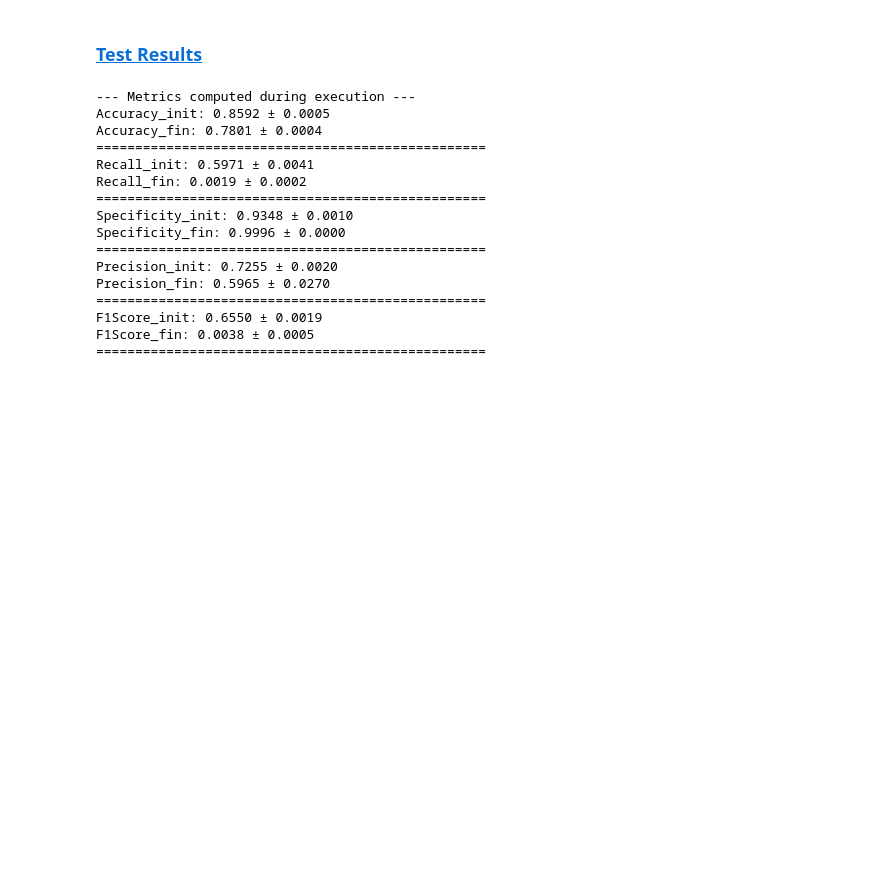
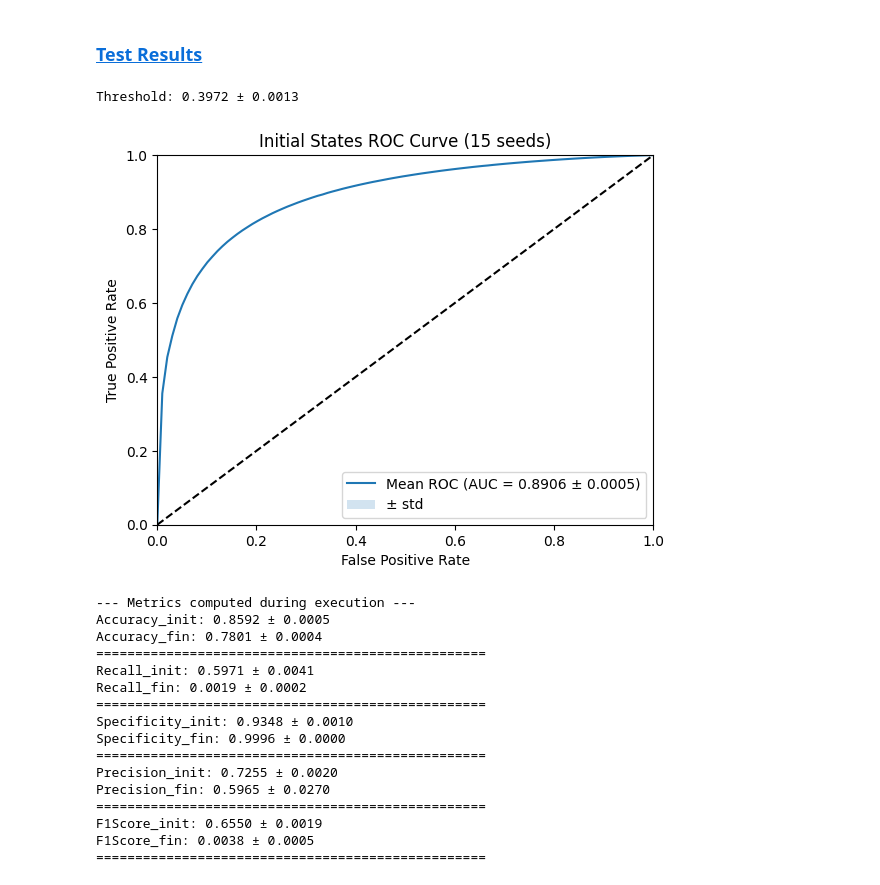
Before and after one commit to ayrna/reverseGoLwithCNN, a Jupyter notebook: PyTorch/Notebooks/Results_Classic.ipynb, the cells around one changed output. Saved outputs shown, nothing was run; the diff lists cells and outputs as text; code cells hidden in the pictures; blank space fills up the shorter version.

```diff
--- a/PyTorch/Notebooks/Results_Classic.ipynb
+++ b/PyTorch/Notebooks/Results_Classic.ipynb
@@ -48,6 +46,11 @@ val_loss: 0.0770 ± 0.0004
 [figure]
 # %% [markdown]
 ### <span style='color:rgb(10,110,217)'><u>**Test Results**</u></span>
+# %%
+threshold, thresholds = eval_tools.computeROC(predictions_paths, test_data, 'init', shape)
+# %% [output]
+Threshold: 0.3972 ± 0.0013
+[figure, added]
 # %%
 # Test:
 eval_tools.display_results(test_results_paths, '_fin', display_plot=False)
```
Also changed, not shown: parts of 4 cells of this notebook, 1 other file.
